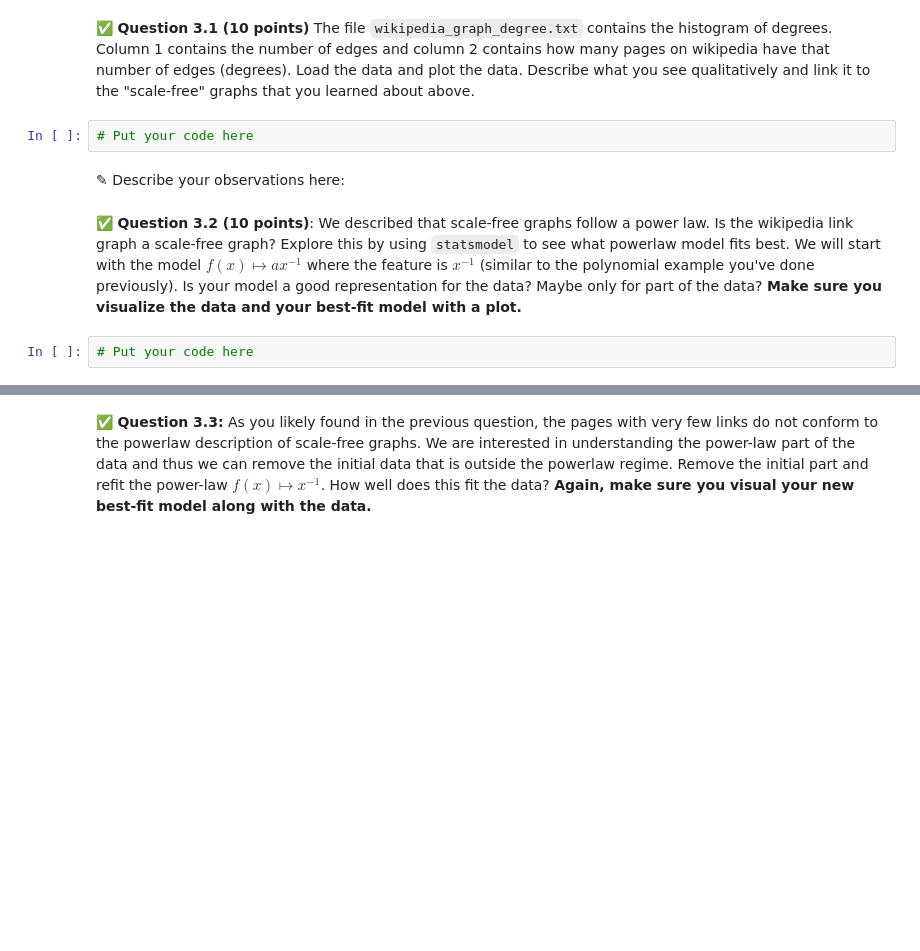
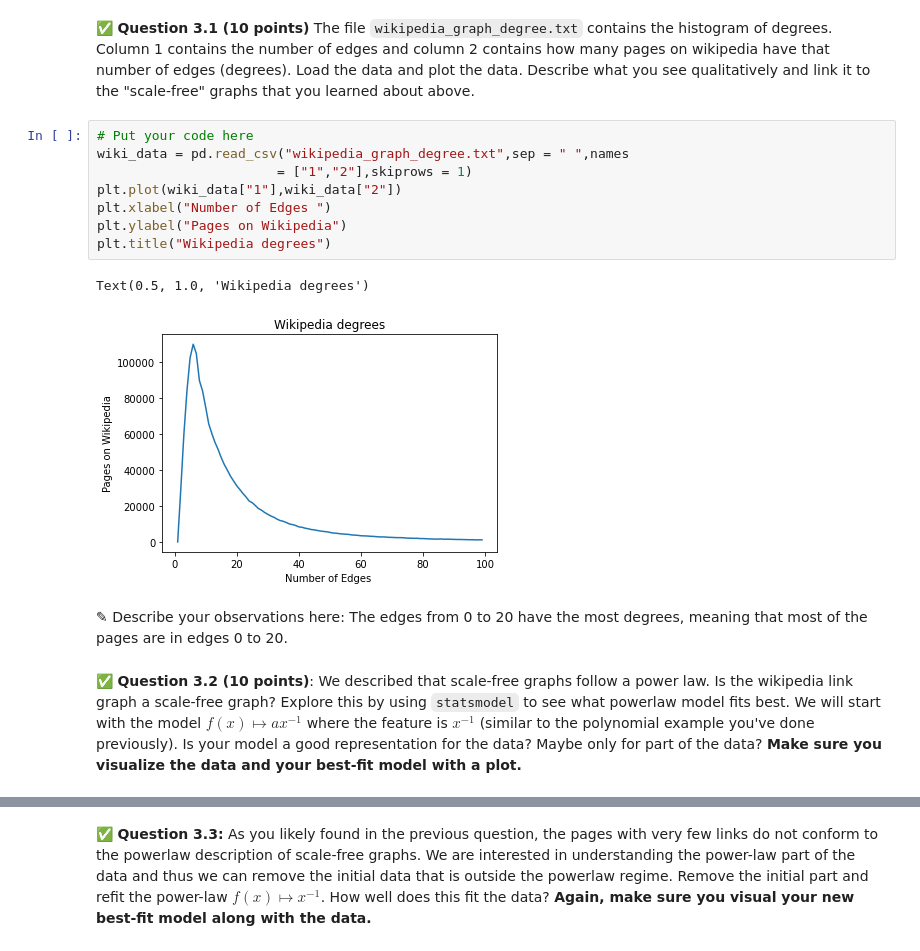
Before and after one commit to patelta2/cmse202-s21-turnin, a Jupyter notebook: hw-04/HW-04_graph_regression-TanmayPatel.ipynb, the cells around one changed output, grey strips where cells are left out. Drawn from its saved outputs; the diff is of its cells as text; blank space fills up the shorter version.

```diff
--- a/hw-04/HW-04_graph_regression-TanmayPatel.ipynb
+++ b/hw-04/HW-04_graph_regression-TanmayPatel.ipynb
@@ -333,11 +333,18 @@ In the previous section, we discussed the topology of graphs specifically the nu
 For the regression model fitting that you're going to do in this part of the assignment, **use the `statsmodels` Python package we've used previously.**
 # %% [markdown]
 &#9989; **Question 3.1 (10 points)** The file `wikipedia_graph_degree.txt` contains the histogram of degrees. Column 1 contains the number of edges and column 2 contains how many pages on wikipedia have that number of edges (degrees). Load the data and plot the data. Describe what you see qualitatively and link it to the "scale-free" graphs that you learned about above.
-# %%
-# Put your code here
+# %%
+# Put your code here
+wiki_data = pd.read_csv("wikipedia_graph_degree.txt",sep = " ",names
+                       = ["1","2"],skiprows = 1)
+plt.plot(wiki_data["1"],wiki_data["2"])
+plt.xlabel("Number of Edges ")
+plt.ylabel("Pages on Wikipedia")
+plt.title("Wikipedia degrees")
+# %% [output]
+Text(0.5, 1.0, 'Wikipedia degrees')
+[figure, added]
 # %% [markdown]
-<font size=+3>&#9998;</font> Describe your observations here:
+<font size=+3>&#9998;</font> Describe your observations here: The edges from 0 to 20 have the most degrees, meaning that most of the pages are in edges 0 to 20.
 # %% [markdown]
 &#9989; **Question 3.2 (10 points)**: We described that scale-free graphs follow a power law. Is the wikipedia link graph a scale-free graph? Explore this by using `statsmodel` to see what powerlaw model fits best. We will start with the model $f(x) \mapsto a x^{-1}$ where the feature is $x^{-1}$ (similar to the polynomial example you've done previously). Is your model a good representation for the data? Maybe only for part of the data? **Make sure you visualize the data and your best-fit model with a plot.**
-# %%
-# Put your code here
```
Also changed, not shown: parts of 11 cells of this notebook.
